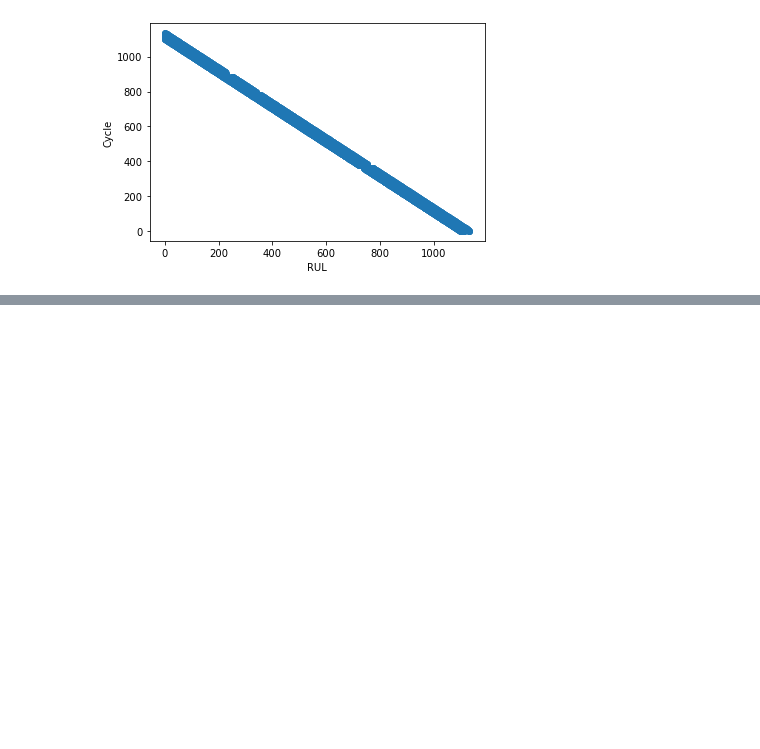
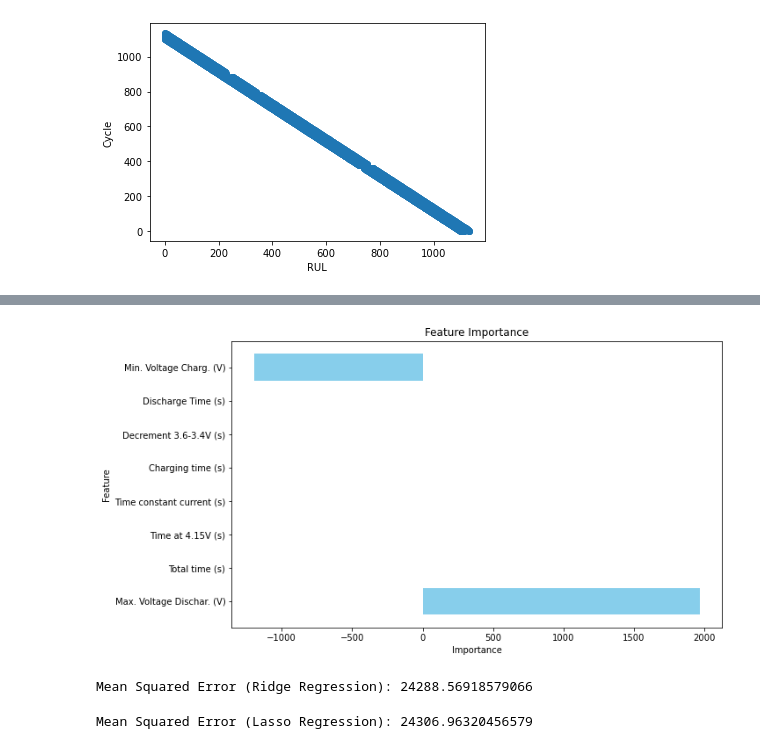
Before and after one commit to kathrinthenhausen/EnergySystems, a Jupyter notebook: week2/RegressionAndFE.ipynb, the cells around one changed output, grey strips where cells are left out. Drawn from its saved outputs; the diff is of its cells as text; code cells hidden in the pictures; blank space fills up the shorter version.

```diff
--- a/week2/RegressionAndFE.ipynb
+++ b/week2/RegressionAndFE.ipynb
@@ -80,0 +94,16 @@ Text(0, 0.5, 'Cycle')
+# %%
+from sklearn.linear_model import LinearRegression
+from sklearn.metrics import mean_squared_error
+
+# Create the linear regression model
+model = LinearRegression()
+
+# Train the model
+model.fit(X_train, y_train)
+
+# Make predictions on the test set
+y_pred = model.predict(X_test)
+
+# Evaluate the model
+mse = mean_squared_error(y_test, y_pred)
+print("Mean Squared Error:", mse)
@@ -80,0 +112,9 @@ Text(0, 0.5, 'Cycle')
+# %%
+# Get feature importance (coefficients) from the linear regression model
+feature_importance = model.coef_
+
+# Create a DataFrame to display the feature importance
+importance_df = pd.DataFrame({'Feature': X.columns, 'Importance': feature_importance})
+importance_df = importance_df.sort_values(by='Importance', ascending=False)
+
+print(importance_df)
@@ -80,0 +131,46 @@ Text(0, 0.5, 'Cycle')
+# %%
+import matplotlib.pyplot as plt
+
+# Plotting feature importance
+plt.figure(figsize=(10, 6))
+plt.barh(importance_df['Feature'], importance_df['Importance'], color='skyblue')
+plt.xlabel('Importance')
+plt.ylabel('Feature')
+plt.title('Feature Importance')
+plt.show()
+# %% [output]
+[figure, added]
+# %%
+from sklearn.linear_model import Ridge
+
+# Create the Ridge regression model
+ridge_model = Ridge(alpha=1.0)  # You can adjust the regularization strength (alpha) as needed
+
+# Train the model
+ridge_model.fit(X_train, y_train)
+
+# Make predictions on the test set
+y_pred_ridge = ridge_model.predict(X_test)
+
+# Evaluate the model
+mse_ridge = mean_squared_error(y_test, y_pred_ridge)
+print("Mean Squared Error (Ridge Regression):", mse_ridge)
+# %% [output]
+Mean Squared Error (Ridge Regression): 24288.56918579066
+# %%
+from sklearn.linear_model import Lasso
+
+# Create the Lasso regression model
+lasso_model = Lasso(alpha=0.1)  # You can adjust the regularization strength (alpha) as needed
+
+# Train the model
+lasso_model.fit(X_train, y_train)
+
+# Make predictions on the test set
+y_pred_lasso = lasso_model.predict(X_test)
+
+# Evaluate the model
+mse_lasso = mean_squared_error(y_test, y_pred_lasso)
+print("Mean Squared Error (Lasso Regression):", mse_lasso)
+# %% [output]
+Mean Squared Error (Lasso Regression): 24306.96320456579
```
Also changed, not shown: parts of 6 cells of this notebook.
